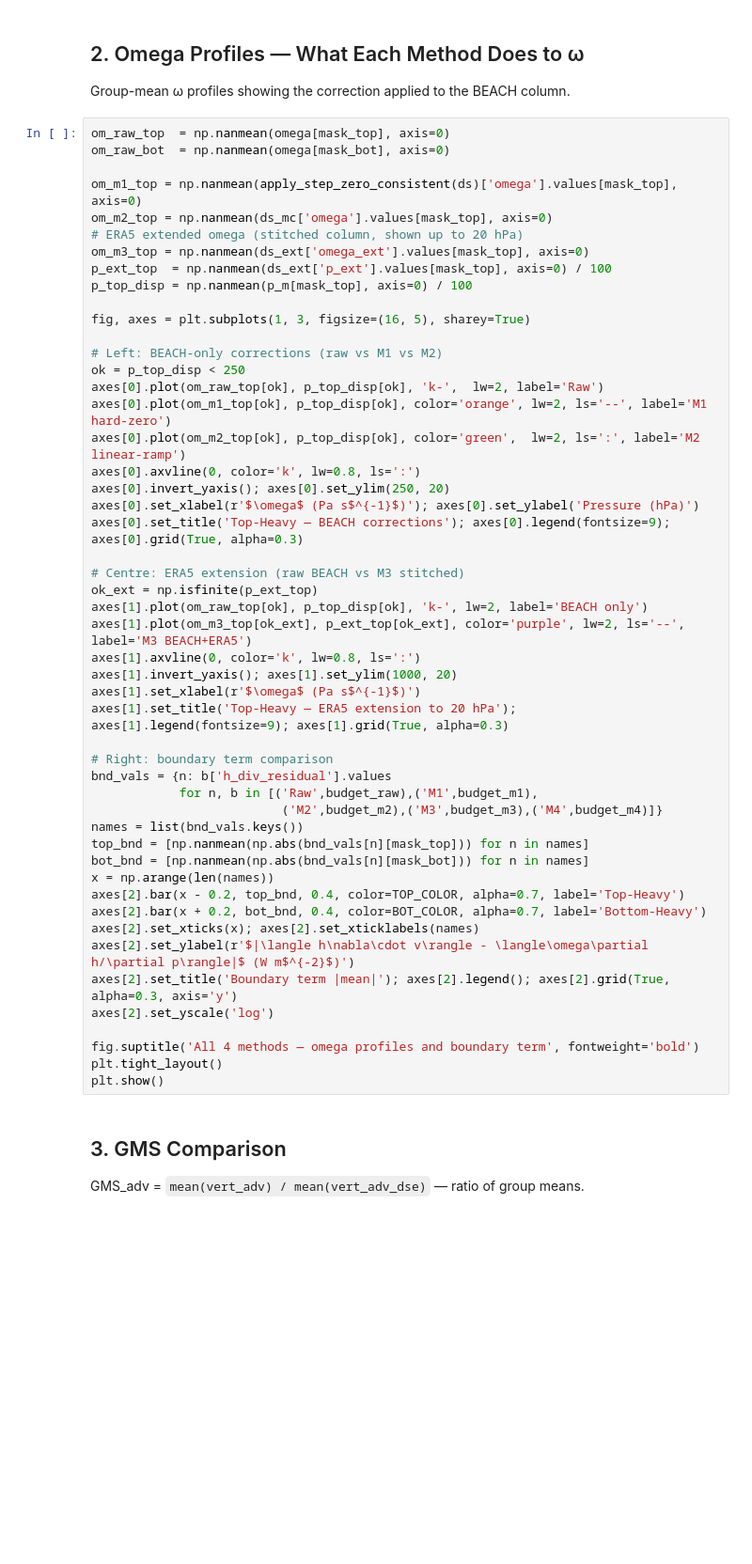
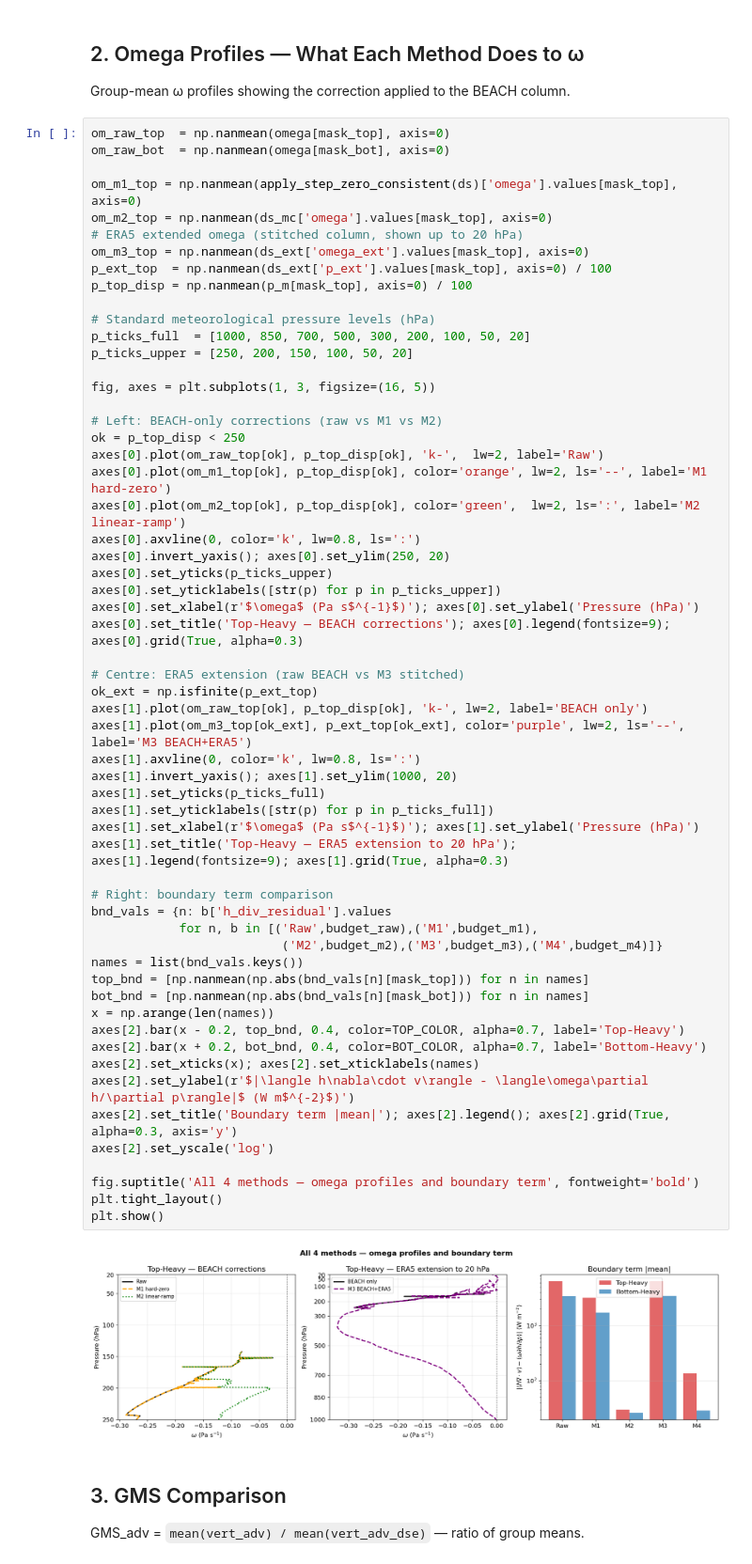
Before and after one commit to zulkiflirmdn/Orcestra-vertical-profile, a Jupyter notebook: notebooks/boundary_fixes.ipynb, the cells around one changed output. Shown at 94% size. Saved outputs shown, nothing was run; the diff lists cells and outputs as text; blank space fills up the shorter version.

```diff
--- a/notebooks/boundary_fixes.ipynb
+++ b/notebooks/boundary_fixes.ipynb
@@ -81,7 +85,11 @@ om_m3_top = np.nanmean(ds_ext['omega_ext'].values[mask_top], axis=0)
 p_ext_top  = np.nanmean(ds_ext['p_ext'].values[mask_top], axis=0) / 100
 p_top_disp = np.nanmean(p_m[mask_top], axis=0) / 100
 
-fig, axes = plt.subplots(1, 3, figsize=(16, 5), sharey=True)
+# Standard meteorological pressure levels (hPa)
+p_ticks_full  = [1000, 850, 700, 500, 300, 200, 100, 50, 20]
+p_ticks_upper = [250, 200, 150, 100, 50, 20]
+
+fig, axes = plt.subplots(1, 3, figsize=(16, 5))
 
 # Left: BEACH-only corrections (raw vs M1 vs M2)
 ok = p_top_disp < 250
@@ -90,36 +98,42 @@ axes[0].plot(om_m1_top[ok], p_top_disp[ok], color='orange', lw=2, ls='--', label
 axes[0].plot(om_m2_top[ok], p_top_disp[ok], color='green',  lw=2, ls=':', label='M2 linear-ramp')
 axes[0].axvline(0, color='k', lw=0.8, ls=':')
 axes[0].invert_yaxis(); axes[0].set_ylim(250, 20)
+axes[0].set_yticks(p_ticks_upper)
+axes[0].set_yticklabels([str(p) for p in p_ticks_upper])
 axes[0].set_xlabel(r'$\omega$ (Pa s$^{-1}$)'); axes[0].set_ylabel('Pressure (hPa)')
 axes[0].set_title('Top-Heavy — BEACH corrections'); axes[0].legend(fontsize=9); axes[0].grid(True, alpha=0.3)
 
 # Centre: ERA5 extension (raw BEACH vs M3 stitched)
 ok_ext = np.isfinite(p_ext_top)
 axes[1].plot(om_raw_top[ok], p_top_disp[ok], 'k-', lw=2, label='BEACH only')
 axes[1].plot(om_m3_top[ok_ext], p_ext_top[ok_ext], color='purple', lw=2, ls='--', label='M3 BEACH+ERA5')
 axes[1].axvline(0, color='k', lw=0.8, ls=':')
 axes[1].invert_yaxis(); axes[1].set_ylim(1000, 20)
-axes[1].set_xlabel(r'$\omega$ (Pa s$^{-1}$)')
+axes[1].set_yticks(p_ticks_full)
+axes[1].set_yticklabels([str(p) for p in p_ticks_full])
+axes[1].set_xlabel(r'$\omega$ (Pa s$^{-1}$)'); axes[1].set_ylabel('Pressure (hPa)')
 axes[1].set_title('Top-Heavy — ERA5 extension to 20 hPa'); axes[1].legend(fontsize=9); axes[1].grid(True, alpha=0.3)
 
 # Right: boundary term comparison
 bnd_vals = {n: b['h_div_residual'].values
             for n, b in [('Raw',budget_raw),('M1',budget_m1),
                           ('M2',budget_m2),('M3',budget_m3),('M4',budget_m4)]}
 names = list(bnd_vals.keys())
 top_bnd = [np.nanmean(np.abs(bnd_vals[n][mask_top])) for n in names]
 bot_bnd = [np.nanmean(np.abs(bnd_vals[n][mask_bot])) for n in names]
 x = np.arange(len(names))
 axes[2].bar(x - 0.2, top_bnd, 0.4, color=TOP_COLOR, alpha=0.7, label='Top-Heavy')
 axes[2].bar(x + 0.2, bot_bnd, 0.4, color=BOT_COLOR, alpha=0.7, label='Bottom-Heavy')
 axes[2].set_xticks(x); axes[2].set_xticklabels(names)
 axes[2].set_ylabel(r'$|\langle h\nabla\cdot v\rangle - \langle\omega\partial h/\partial p\rangle|$ (W m$^{-2}$)')
 axes[2].set_title('Boundary term |mean|'); axes[2].legend(); axes[2].grid(True, alpha=0.3, axis='y')
 axes[2].set_yscale('log')
 
 fig.suptitle('All 4 methods — omega profiles and boundary term', fontweight='bold')
 plt.tight_layout()
 plt.show()
+# %% [output]
+[figure, added]
 # %% [markdown]
 ## 3. GMS Comparison
 
```
Also changed, not shown: parts of 4 cells of this notebook, 8 other files.
